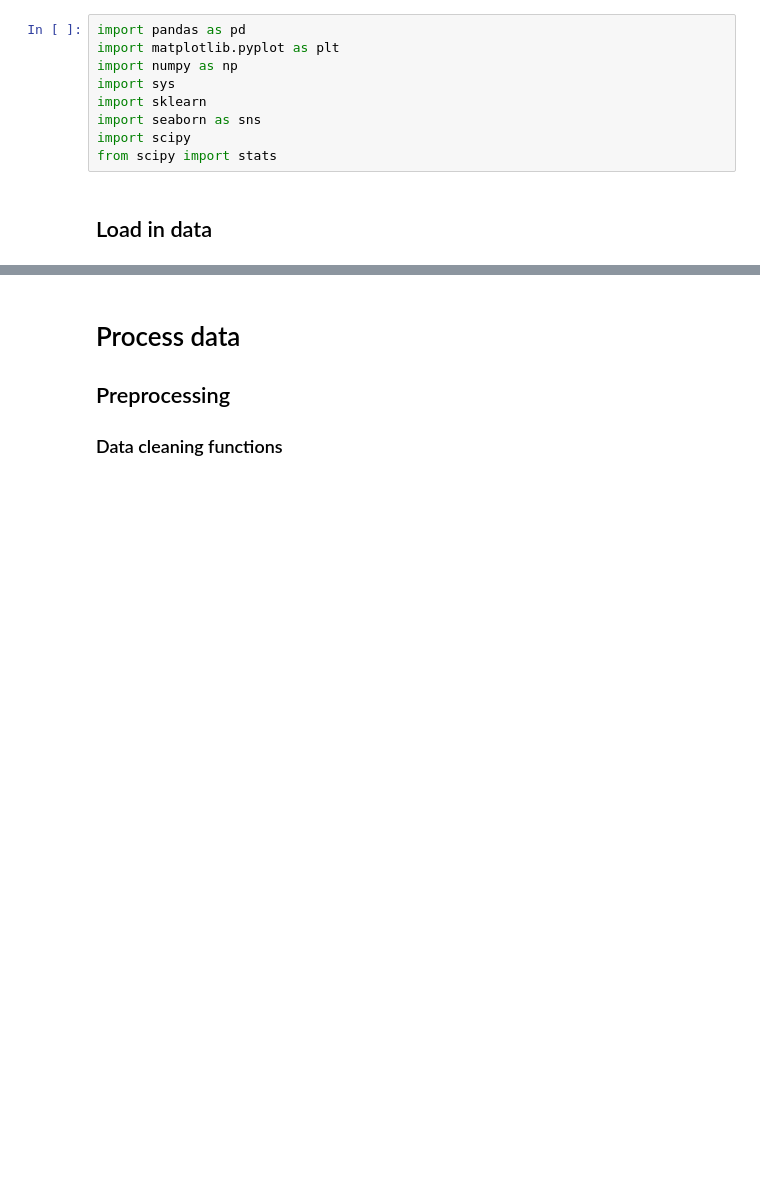
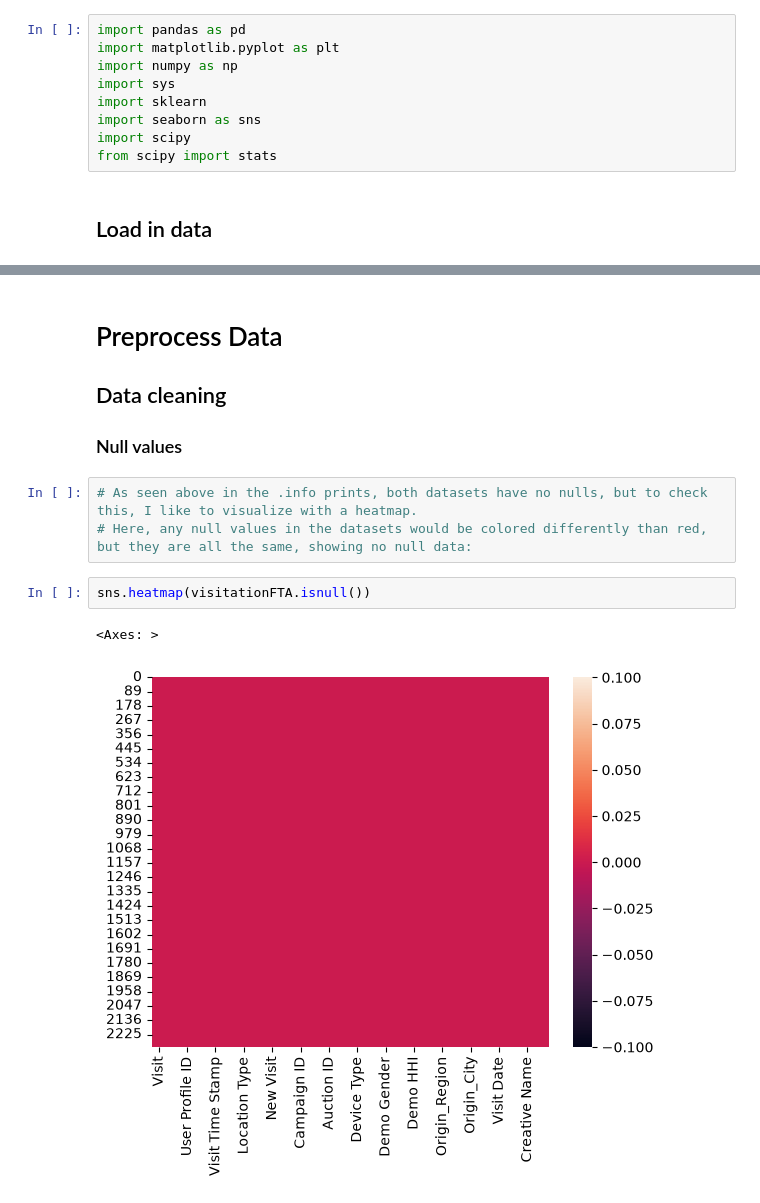
Before and after one commit to EzraGoldberg/portfolio-projects, a Jupyter notebook: 2. Tech Interview Prep/Weather Adtech Data Science/notebooks/Case_Study.ipynb, the cells around one changed output, grey strips where cells are left out. Drawn from its saved outputs; the diff is of its cells as text; blank space fills up the shorter version.

Commit message:
preprocessing data, looking for missing data, and duplicates

```diff
--- a/2. Tech Interview Prep/Weather Adtech Data Science/notebooks/Case_Study.ipynb
+++ b/2. Tech Interview Prep/Weather Adtech Data Science/notebooks/Case_Study.ipynb
@@ -132,6 +133,14 @@ campaign_metrics.describe()
 | 75% | 1234.0 | 339812.0 | 2.244858e+06 | 9.546738e+06 | 889.840000 | 1.566270e+05 | 273.000000 | 7.047500 | ... |
 | max | 1234.0 | 339812.0 | 2.244863e+06 | 9.877153e+06 | 6620.860000 | 1.618553e+06 | 3070.000000 | 9.740000 | ... |
 # %% [markdown]
-# Process data
-## Preprocessing
-### Data cleaning functions
+# Preprocess Data
+## Data cleaning
+### Null values
+# %%
+# As seen above in the .info prints, both datasets have no nulls, but to check this, I like to visualize with a heatmap.
+# Here, any null values in the datasets would be colored differently than red, but they are all the same, showing no null data:
+# %%
+sns.heatmap(visitationFTA.isnull())
+# %% [output]
+<Axes: >
+[figure, added]
```
Also changed, not shown: parts of 6 cells of this notebook.
